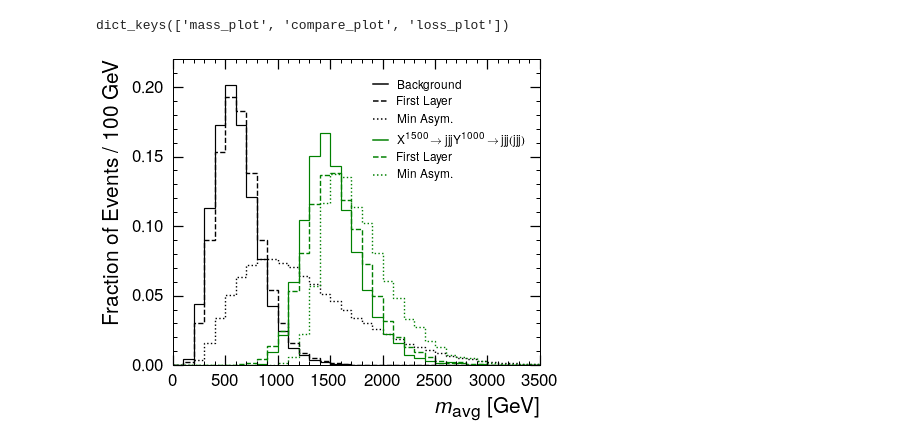
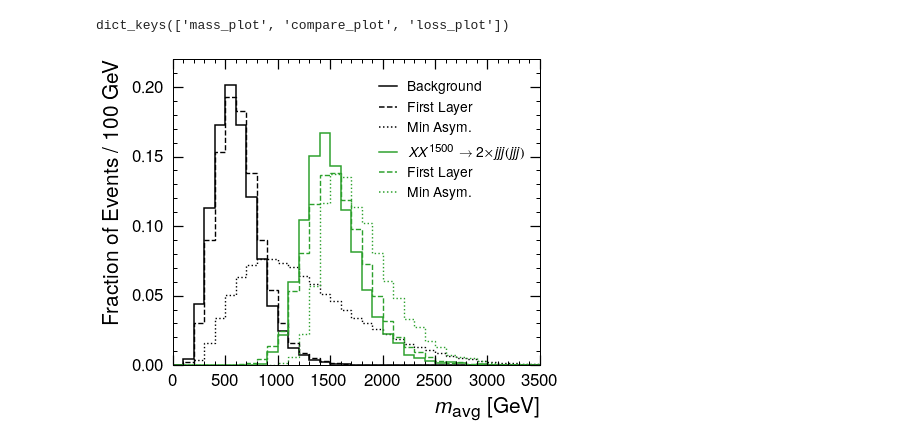
Before and after one commit to badeaa3/unsupervised-search, a Jupyter notebook: plotting/Compare Plot.ipynb, the cells around one changed output. Drawn from its saved outputs; the diff is of its cells as text; code cells hidden in the pictures.

```diff
--- a/plotting/Compare Plot.ipynb
+++ b/plotting/Compare Plot.ipynb
@@ -26,7 +26,7 @@ binW = bins[1]-bins[0]
 fig = plt.figure(figsize=(6, 5))
 ax = plt.axes([0.1, 0.1, 0.85, 0.85])
 
-lw=1.2
+lw=1.5
 rasterized = False
 
 #dict_keys(['bins', 'Bkg', 'Bkg_firstlayer', 'TT_tN1_1500_1000', 'TT_tN1_1500_1000_firstlayer', 'Bkg_minasym', 'TT_tN1_1500_1000_minasym'])
@@ -70,8 +70,8 @@ ax.hist(bins[:-1],
     lw=lw,
     ls="-",
     histtype="step",
-    label=r"$X^{1500}\rightarrow jjjY^{1000} \rightarrow jjj(jjj)$",
-    color="green",
+    label=r"$\mathit{XX}^{1500} \rightarrow 2\times \mathit{jjj(jjj)}$",
+    color="#2ca02c", # green
     rasterized=rasterized)
 ax.hist(bins[:-1],
     bins,
@@ -81,7 +81,7 @@ ax.hist(bins[:-1],
     ls="--",
     histtype="step",
     label="First Layer",
-    color="green",
+    color="#2ca02c", # green
     rasterized=rasterized)
 ax.hist(bins[:-1],
     bins,
@@ -91,7 +91,7 @@ ax.hist(bins[:-1],
     ls=":",
     histtype="step",
     label="Min Asym.",
-    color="green",
+    color="#2ca02c", # green
     rasterized=rasterized)
 
 # enable legend
@@ -103,7 +103,7 @@ ax.legend(new_handles,
           title_fontsize="13",
           ncol=1,
           framealpha=0.0,
-          prop={'size': 12},
+          prop={'size': 14},
           bbox_to_anchor=(0.54, 0.47, 0.45, 0.5),
           handlelength=1.25)
 
@@ -115,31 +115,32 @@ ax.set_ylabel("Fraction of Events / 100 GeV", fontsize=21, labelpad=9, horizonta
 ax.set_xlim(0,3500)
 ax.set_ylim(0, 0.22)
 
 # tick params
 tick_params_major = {"which"     : "major",
                      "length"    : 10,
                      "width"     : 1.25,
                      "direction" : "in",
                      "right"     : True,
                      "top"       : True,
                      "labelsize" : 17,
                      "pad"       : 8}
 tick_params_minor = {"which"     : "minor",
                      "length"    : 4,
                      "width"     : 1,
                      "direction" : "in",
                      "right"     : True,
                      "top"       : True,
                      "labelsize" : 15}
 
 # ax.xaxis.set_minor_locator(AutoMinorLocator(5))
 # ax.yaxis.set_minor_locator(AutoMinorLocator(5))
 ax.tick_params(**tick_params_major)
 ax.tick_params(**tick_params_minor)
 plt.locator_params(axis='y', nbins=8)
+plt.locator_params(axis='x', nbins=8)
 
 # save
 plt.savefig("compare_plot.pdf", bbox_inches="tight")
 # %% [output]
 dict_keys(['mass_plot', 'compare_plot', 'loss_plot'])
-[figure, old version]
+[figure, new version]
```
Also changed, not shown: 5 other files.
